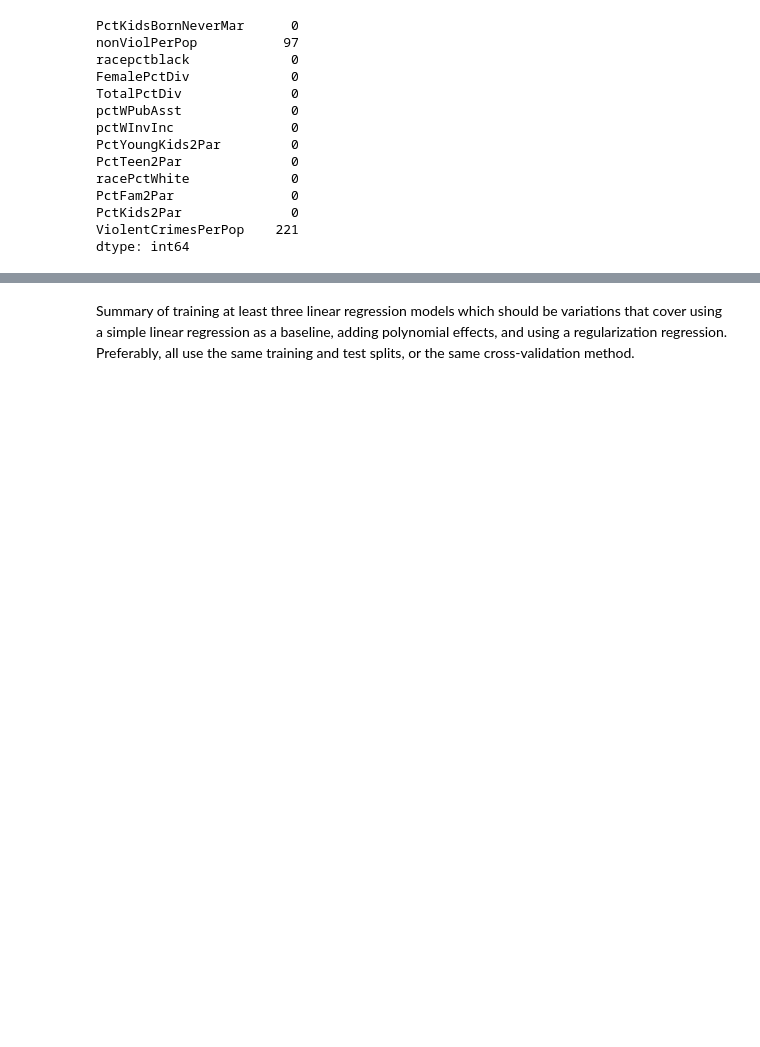
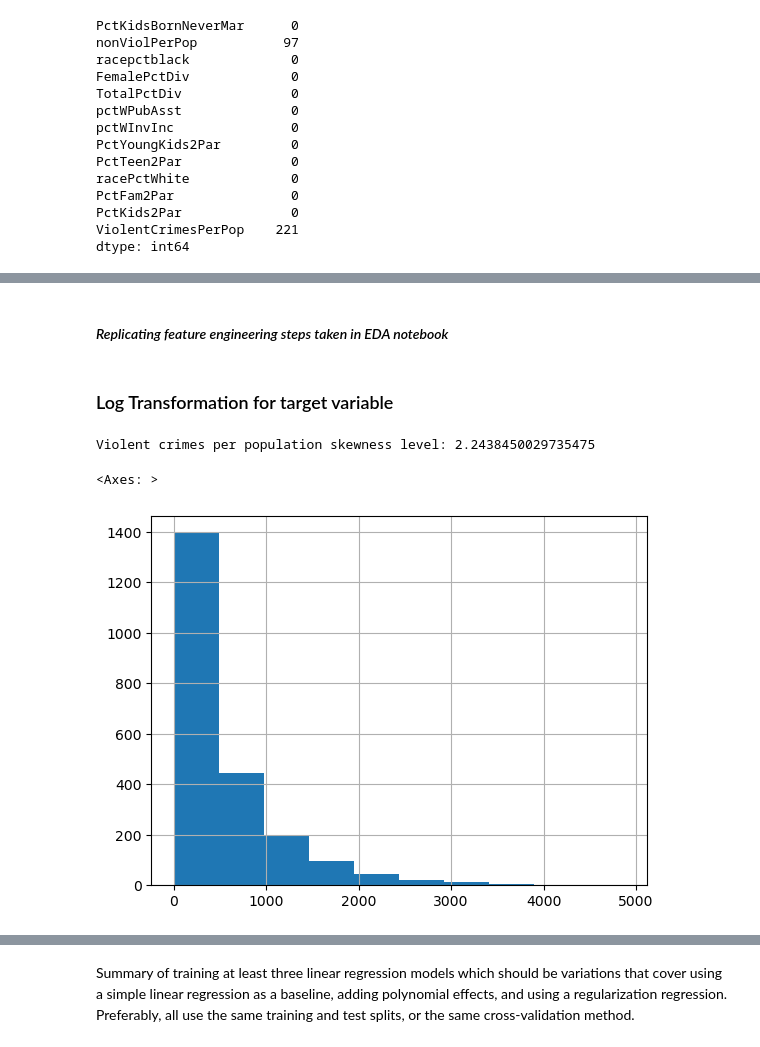
Before and after one commit to Kasheme/Data-Science, a Jupyter notebook: US-Crime-Communities/US Crime Regression notebook.ipynb, the cells around one changed output, grey strips where cells are left out. Saved outputs shown, nothing was run; the diff lists cells and outputs as text; code cells hidden in the pictures; blank space fills up the shorter version.

```diff
--- a/US-Crime-Communities/US Crime Regression notebook.ipynb
+++ b/US-Crime-Communities/US Crime Regression notebook.ipynb
@@ -142,0 +142,3 @@ dtype: int64
+# %%
+# Replace missing values in the nonViolPerPop column with the median
+df['nonViolPerPop'].fillna(value=df['nonViolPerPop'].median(), inplace=True)
@@ -142,0 +154,3 @@ dtype: int64
+# %%
+# Replace missing values in the ViolentCrimesPerPop column with the median
+df['ViolentCrimesPerPop'].fillna(value=df['ViolentCrimesPerPop'].median(), inplace=True)
@@ -142,0 +174,12 @@ dtype: int64
+# %% [markdown]
+#### *Replicating feature engineering steps taken in EDA notebook*
+# %% [markdown]
+### Log Transformation for target variable
+# %%
+# Assessing if our target variable is normally distributed
+print(f"Violent crimes per population skewness level: {df.ViolentCrimesPerPop.skew()}")
+df.ViolentCrimesPerPop.hist()
+# %% [output]
+Violent crimes per population skewness level: 2.2438450029735475
+<Axes: >
+[figure, added]
```
Also changed, not shown: parts of 154 cells of this notebook, 1 other file.
